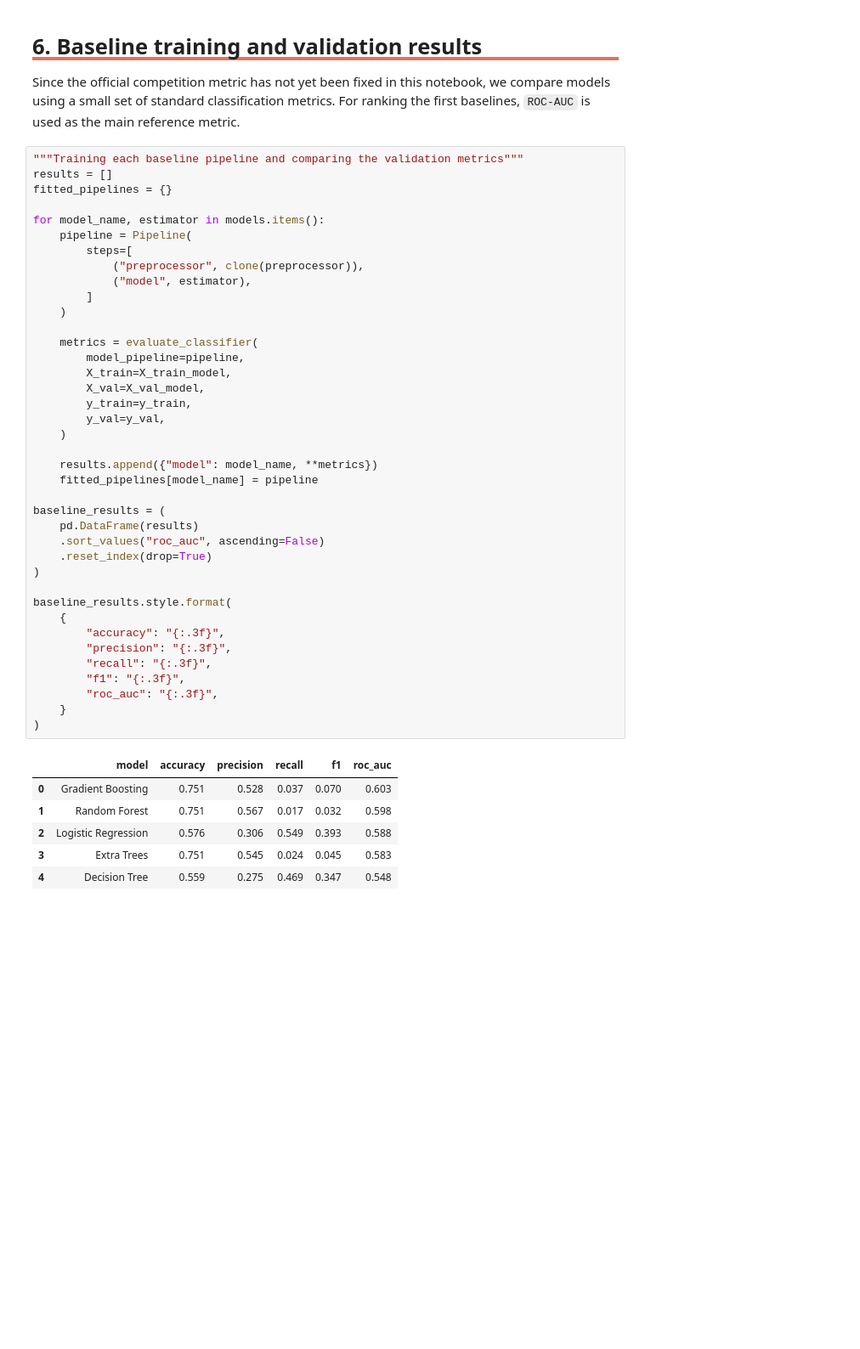
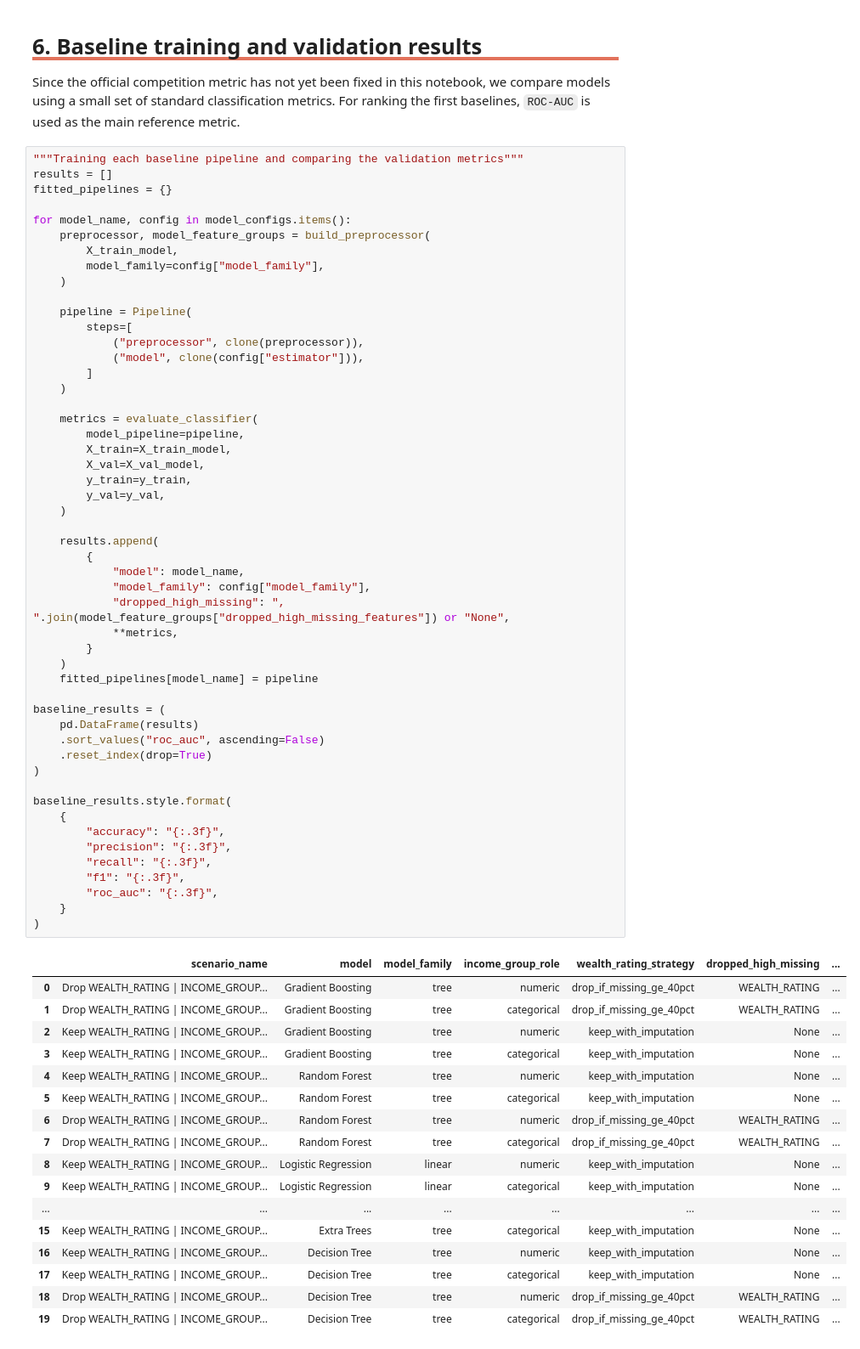
Before and after one commit to Pinky-Tie/Predicting_Donor_Response, a Jupyter notebook: notebooks/02_baseline_models.ipynb, the cells around one changed output. Shown at 85% size. Drawn from its saved outputs; the diff is of its cells as text; blank space fills up the shorter version.

Commit message:
added basilne models

```diff
--- a/notebooks/02_baseline_models.ipynb
+++ b/notebooks/02_baseline_models.ipynb
@@ -266,44 +375,67 @@ Since the official competition metric has not yet been fixed in this notebook, w
 results = []
 fitted_pipelines = {}
 
-for model_name, estimator in models.items():
+for model_name, config in model_configs.items():
+    preprocessor, model_feature_groups = build_preprocessor(
+        X_train_model,
+        model_family=config["model_family"],
+    )
+
     pipeline = Pipeline(
         steps=[
             ("preprocessor", clone(preprocessor)),
-            ("model", estimator),
+            ("model", clone(config["estimator"])),
         ]
     )
 
     metrics = evaluate_classifier(
         model_pipeline=pipeline,
         X_train=X_train_model,
         X_val=X_val_model,
         y_train=y_train,
         y_val=y_val,
     )
 
-    results.append({"model": model_name, **metrics})
+    results.append(
+        {
+            "model": model_name,
+            "model_family": config["model_family"],
+            "dropped_high_missing": ", ".join(model_feature_groups["dropped_high_missing_features"]) or "None",
+            **metrics,
+        }
+    )
     fitted_pipelines[model_name] = pipeline
 
 baseline_results = (
     pd.DataFrame(results)
     .sort_values("roc_auc", ascending=False)
     .reset_index(drop=True)
 )
 
 baseline_results.style.format(
     {
         "accuracy": "{:.3f}",
         "precision": "{:.3f}",
         "recall": "{:.3f}",
         "f1": "{:.3f}",
         "roc_auc": "{:.3f}",
     }
 )
 # %% [output]
-|  | model | accuracy | precision | recall | f1 | roc_auc |
-| 0 | Gradient Boosting | 0.751 | 0.528 | 0.037 | 0.070 | 0.603 |
-| 1 | Random Forest | 0.751 | 0.567 | 0.017 | 0.032 | 0.598 |
-| 2 | Logistic Regression | 0.576 | 0.306 | 0.549 | 0.393 | 0.588 |
-| 3 | Extra Trees | 0.751 | 0.545 | 0.024 | 0.045 | 0.583 |
-| 4 | Decision Tree | 0.559 | 0.275 | 0.469 | 0.347 | 0.548 |
+|  | scenario_name | model | model_family | income_group_role | wealth_rating_strategy | dropped_high_missing | ... |
+| 0 | Drop WEALTH_RATING | INCOME_GROUP... | Gradient Boosting | tree | numeric | drop_if_missing_ge_40pct | WEALTH_RATING | ... |
+| 1 | Drop WEALTH_RATING | INCOME_GROUP... | Gradient Boosting | tree | categorical | drop_if_missing_ge_40pct | WEALTH_RATING | ... |
+| 2 | Keep WEALTH_RATING | INCOME_GROUP... | Gradient Boosting | tree | numeric | keep_with_imputation | None | ... |
+| 3 | Keep WEALTH_RATING | INCOME_GROUP... | Gradient Boosting | tree | categorical | keep_with_imputation | None | ... |
+| 4 | Keep WEALTH_RATING | INCOME_GROUP... | Random Forest | tree | numeric | keep_with_imputation | None | ... |
+| 5 | Keep WEALTH_RATING | INCOME_GROUP... | Random Forest | tree | categorical | keep_with_imputation | None | ... |
+| 6 | Drop WEALTH_RATING | INCOME_GROUP... | Random Forest | tree | numeric | drop_if_missing_ge_40pct | WEALTH_RATING | ... |
+| 7 | Drop WEALTH_RATING | INCOME_GROUP... | Random Forest | tree | categorical | drop_if_missing_ge_40pct | WEALTH_RATING | ... |
+| 8 | Keep WEALTH_RATING | INCOME_GROUP... | Logistic Regression | linear | numeric | keep_with_imputation | None | ... |
+| 9 | Keep WEALTH_RATING | INCOME_GROUP... | Logistic Regression | linear | categorical | keep_with_imputation | None | ... |
+| ... | ... | ... | ... | ... | ... | ... | ... |
+| 15 | Keep WEALTH_RATING | INCOME_GROUP... | Extra Trees | tree | categorical | keep_with_imputation | None | ... |
+| 16 | Keep WEALTH_RATING | INCOME_GROUP... | Decision Tree | tree | numeric | keep_with_imputation | None | ... |
+| 17 | Keep WEALTH_RATING | INCOME_GROUP... | Decision Tree | tree | categorical | keep_with_imputation | None | ... |
+| 18 | Drop WEALTH_RATING | INCOME_GROUP... | Decision Tree | tree | numeric | drop_if_missing_ge_40pct | WEALTH_RATING | ... |
+| 19 | Drop WEALTH_RATING | INCOME_GROUP... | Decision Tree | tree | categorical | drop_if_missing_ge_40pct | WEALTH_RATING | ... |
```
Also changed, not shown: parts of 6 cells of this notebook, 1 other file.
